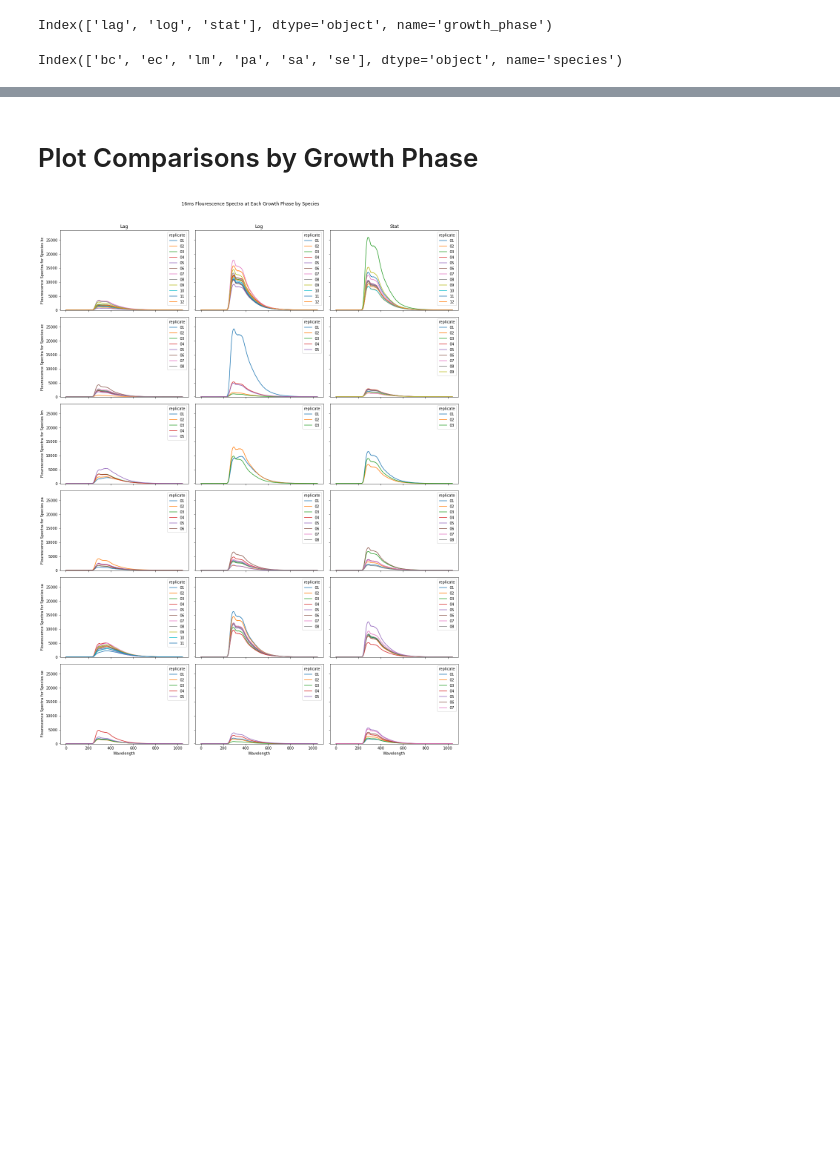
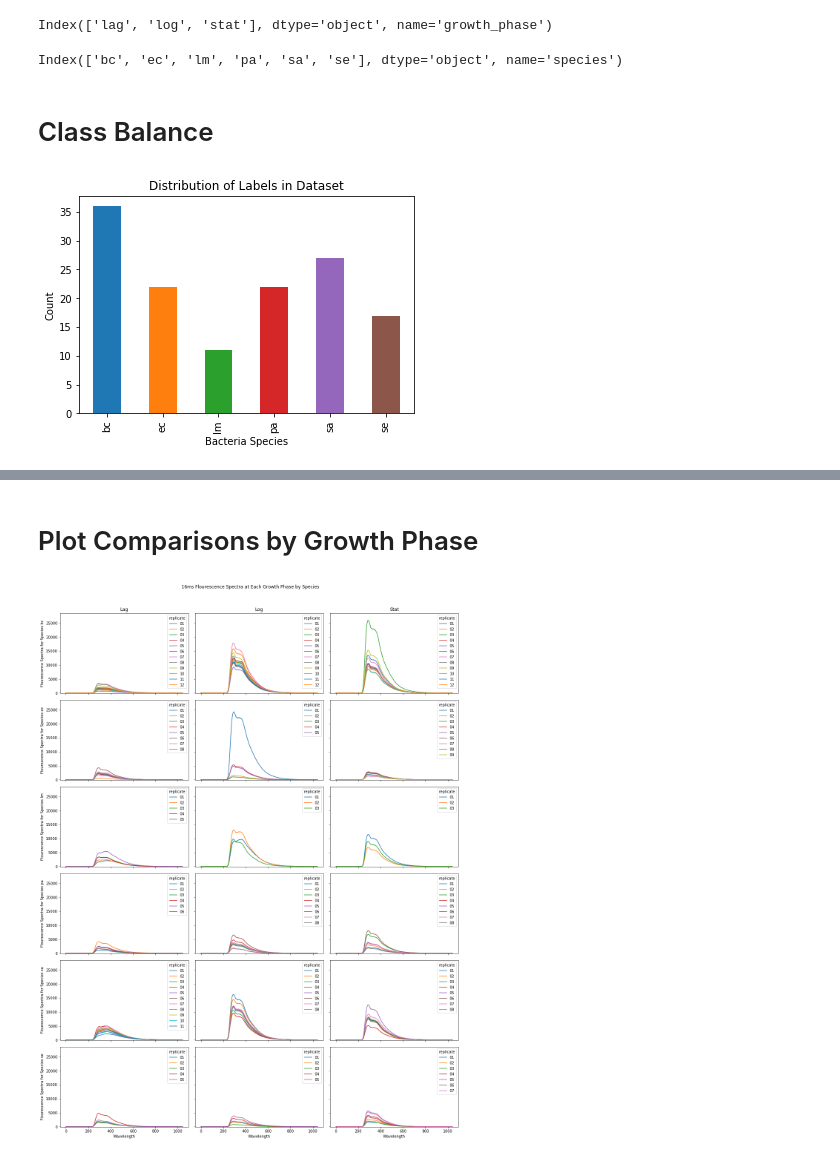
Before and after one commit to AnthonyDickson/summer-bursary-2018, a Jupyter notebook: bacteria/Data Analysis.ipynb, the cells around one changed output, grey strips where cells are left out. Drawn from its saved outputs; the diff is of its cells as text; code cells hidden in the pictures; blank space fills up the shorter version.

Commit message:
add visualisations of label/class distributions

```diff
--- a/bacteria/Data Analysis.ipynb
+++ b/bacteria/Data Analysis.ipynb
@@ -163,3 +163,14 @@ Index(['bc', 'ec', 'lm', 'pa', 'sa', 'se'], dtype='object', name='species')
 # %%
 gram_pos = ['bc', 'lm', 'sa']
 gram_neg = ['ec', 'pa', 'se']
+# %% [markdown]
+# Class Balance
+# %%
+%matplotlib inline
+
+ax = df_16ms.T.reset_index()['species'].value_counts().sort_index().plot(kind='bar')
+ax.set(xlabel='Bacteria Species',
+      ylabel='Count',
+      title='Distribution of Labels in Dataset');
+# %% [output]
+[figure, added]
```
Also changed, not shown: parts of 1 cell of this notebook.
